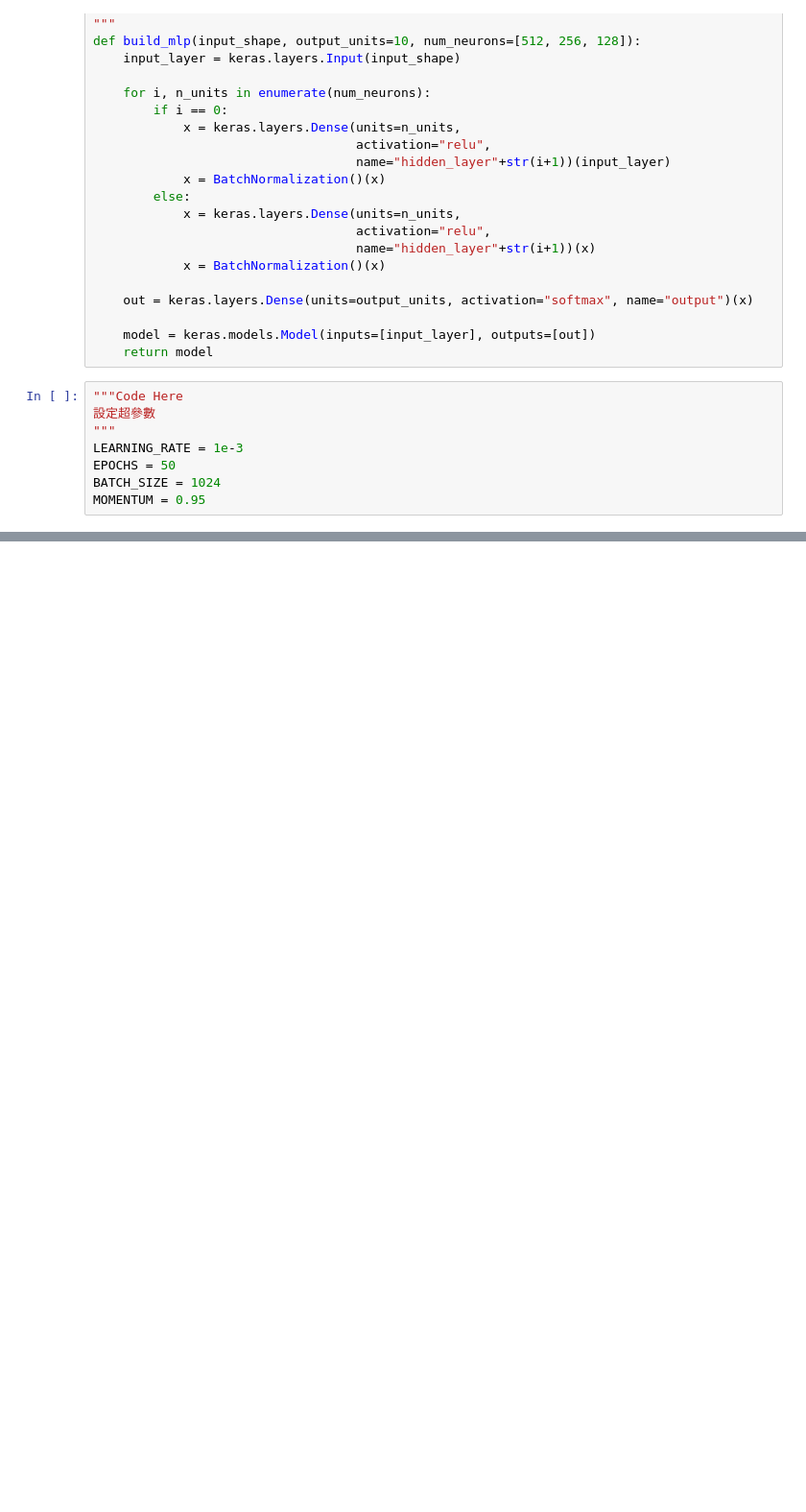
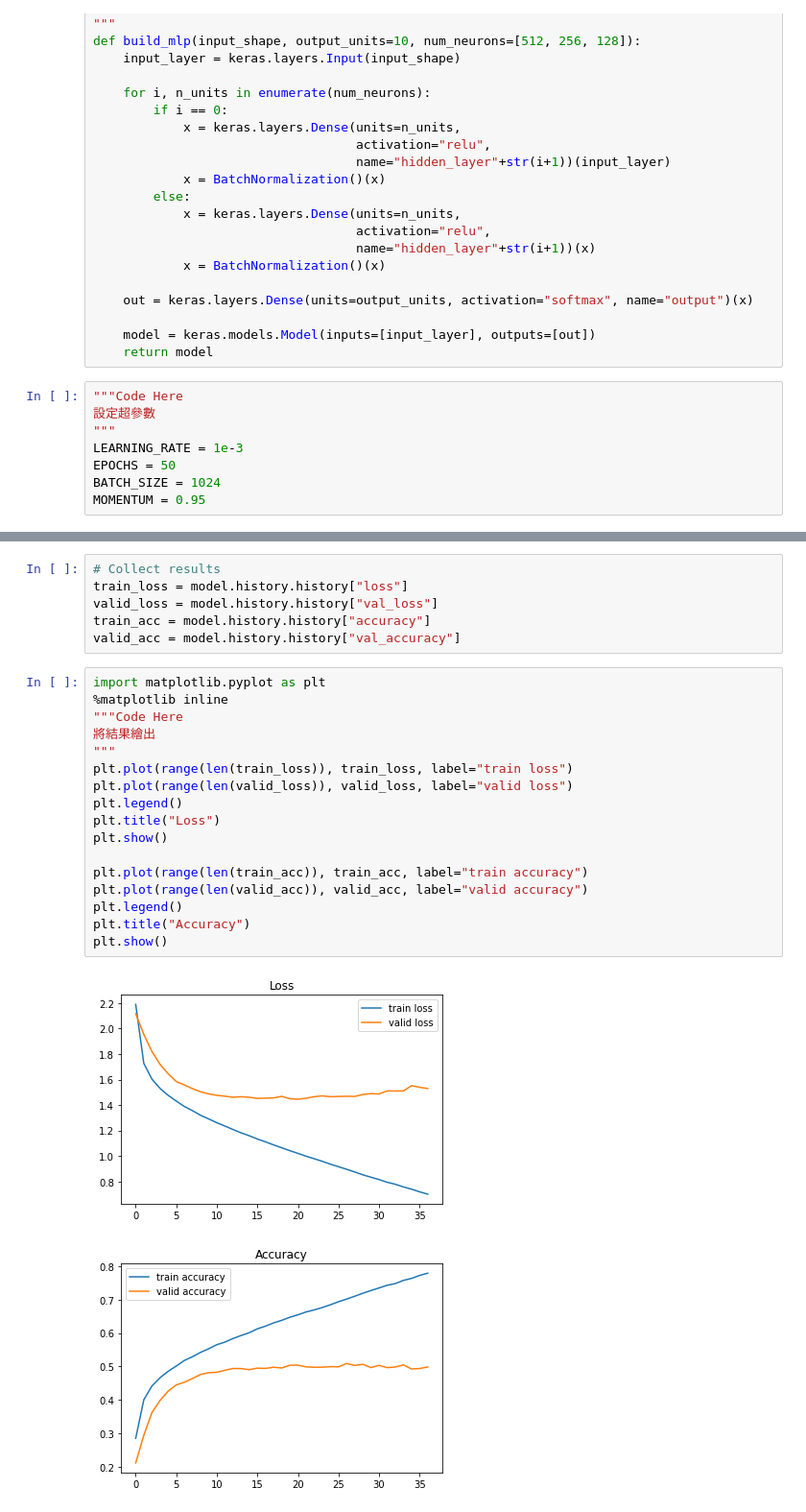
Before and after one commit to CharlesChou03/ML100Days, a Jupyter notebook: homework/Day085_HW.ipynb, the cells around one changed output, grey strips where cells are left out. Shown at 96% size. Saved outputs shown, nothing was run; the diff lists cells and outputs as text; blank space fills up the shorter version.

```diff
--- a/homework/Day085_HW.ipynb
+++ b/homework/Day085_HW.ipynb
@@ -72 +112,27 @@ MOMENTUM = 0.95
+# %%
+# Collect results
+train_loss = model.history.history["loss"]
+valid_loss = model.history.history["val_loss"]
+train_acc = model.history.history["accuracy"]
+valid_acc = model.history.history["val_accuracy"]
+# %%
+import matplotlib.pyplot as plt
+%matplotlib inline
+"""Code Here
+將結果繪出
+"""
+plt.plot(range(len(train_loss)), train_loss, label="train loss")
+plt.plot(range(len(valid_loss)), valid_loss, label="valid loss")
+plt.legend()
+plt.title("Loss")
+plt.show()
+
+plt.plot(range(len(train_acc)), train_acc, label="train accuracy")
+plt.plot(range(len(valid_acc)), valid_acc, label="valid accuracy")
+plt.legend()
+plt.title("Accuracy")
+plt.show()
+# %% [output]
+[figure, added]
+[figure, added]
 # %%
```
Also changed, not shown: parts of 4 cells of this notebook.
